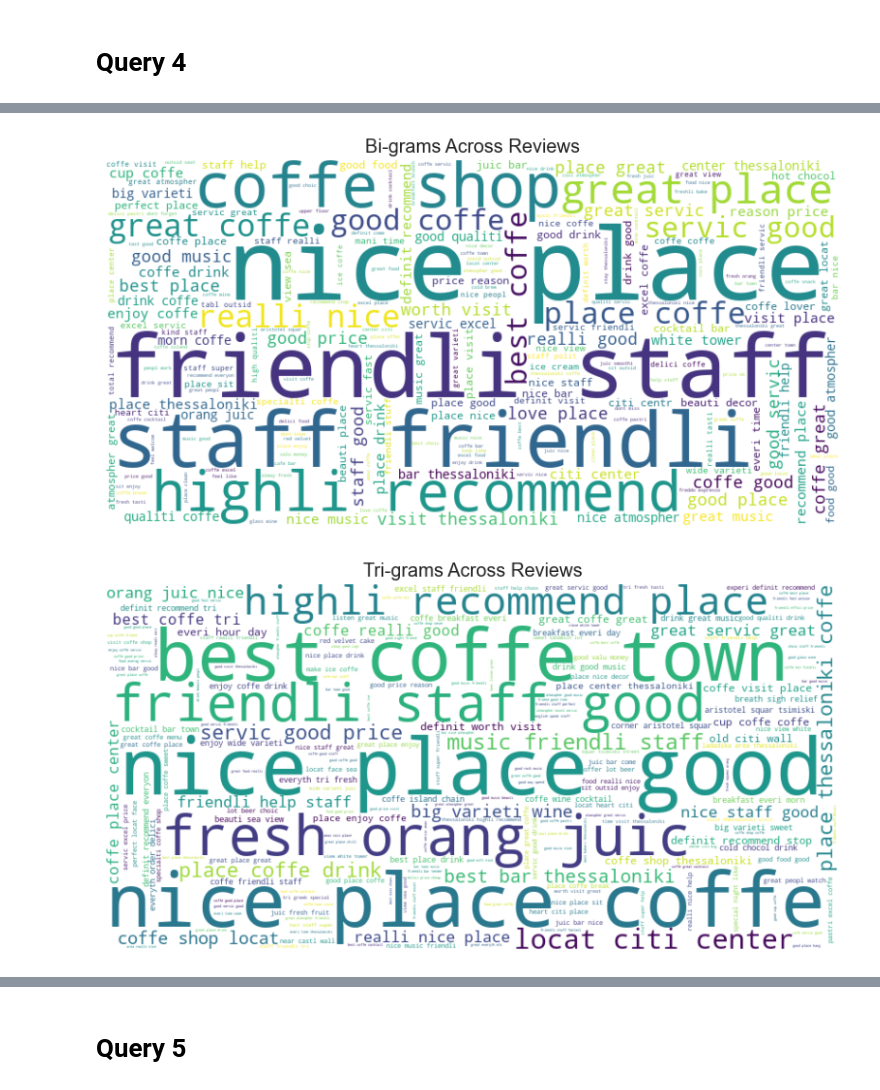
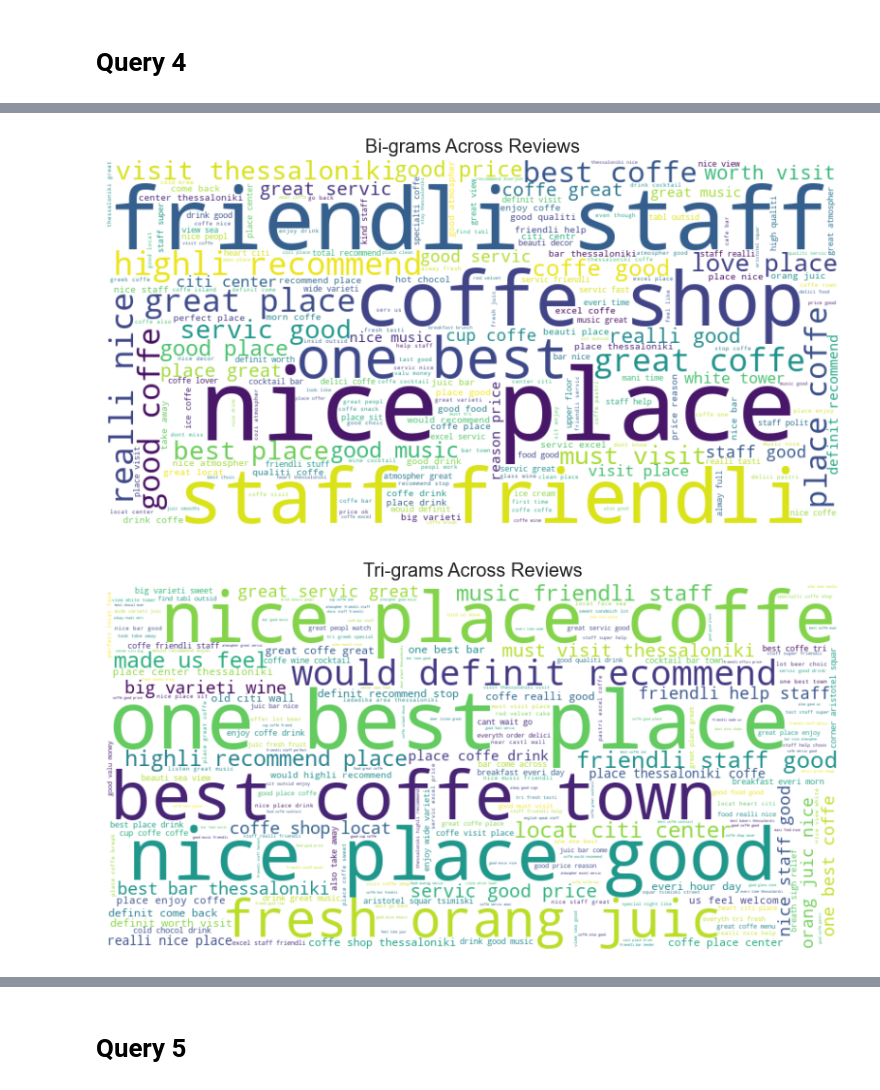
Before and after one commit to VasilikiZarkadoula/Trip-Advisor-Web-Scraping-Auth-2023, a Jupyter notebook: data_analysis.ipynb, the cells around one changed output, grey strips where cells are left out. Drawn from its saved outputs; the diff is of its cells as text; code cells hidden in the pictures.

```diff
--- a/data_analysis.ipynb
+++ b/data_analysis.ipynb
@@ -408,7 +413,7 @@ plt.show()
 # %%
 def getWordCounts(n):
     # Most common words across all reviews
-    count_vectorizer = CountVectorizer(stop_words="english", ngram_range=(n, n))
+    count_vectorizer = CountVectorizer(ngram_range=(n, n))
     word_counts = count_vectorizer.fit_transform([all_reviews_text])
     common_words = count_vectorizer.get_feature_names_out()
     word_counts = word_counts.toarray().squeeze()
@@ -453,23 +454,23 @@ for bigram, count in zip(common_words, word_counts):
 
 makePlot(bigram_freq_dict, 'Bi-grams Across Reviews')
 # %% [output]
-[figure, old version]
+[figure, new version]
 # %%
 # Retrieve tri-grams frequency
-trigram_vectorizer = CountVectorizer(stop_words='english', ngram_range=(3, 3))
+trigram_vectorizer = CountVectorizer(ngram_range=(3, 3))
 trigram_counts = trigram_vectorizer.fit_transform([all_reviews_text])
 trigrams_words = trigram_vectorizer.get_feature_names_out()
 trigram_counts = trigram_counts.toarray().squeeze()
 
 # Create a dictionary consisting of a pair (tri-gram, frequency)
 trigram_freq_dict = {}
 for trigram, count in zip(trigrams_words, trigram_counts):
     trigram_text = ' '.join(trigram.split('_'))
     trigram_freq_dict[trigram_text] = count
 
 makePlot(trigram_freq_dict, 'Tri-grams Across Reviews')
 # %% [output]
-[figure, old version]
+[figure, new version]
 # %%
 import pandas as pd
 import matplotlib.pyplot as plt
```
Also changed, not shown: parts of 12 cells of this notebook.
